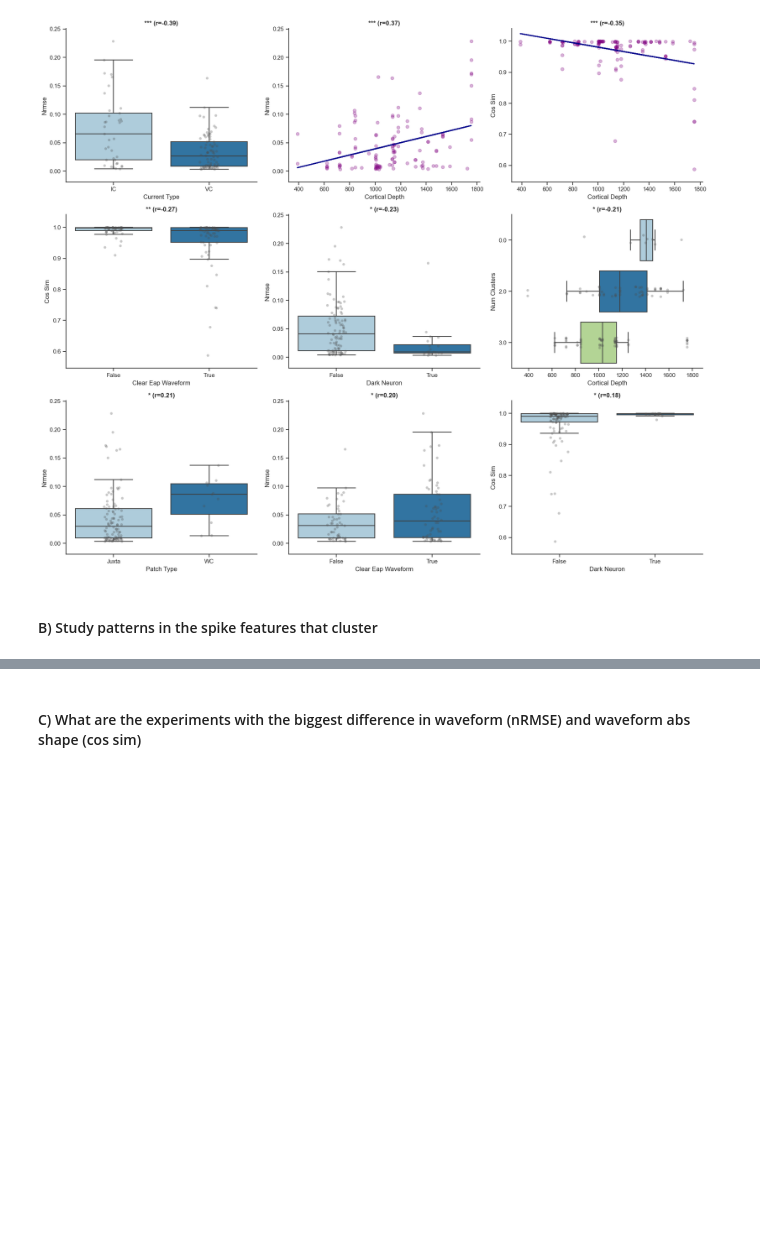
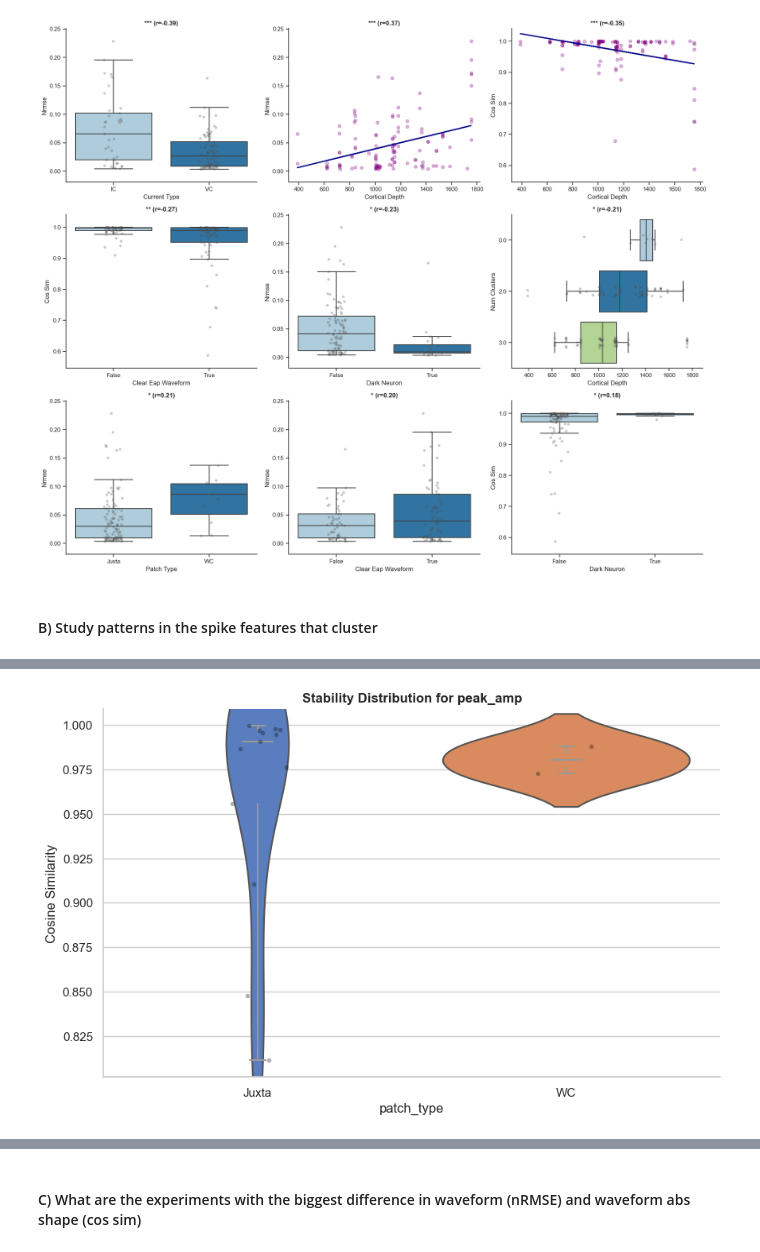
Before and after one commit to voytekresearch/spikewise, a Jupyter notebook: datasets/spe-1/spe1_patch_LFP_analysis/cluster_analyses/all_cluster_comparison.ipynb, the cells around one changed output, grey strips where cells are left out. Cells and saved outputs as stored; diff of their text form; code cells hidden in the pictures; blank space fills up the shorter version.

```diff
--- a/datasets/spe-1/spe1_patch_LFP_analysis/cluster_analyses/all_cluster_comparison.ipynb
+++ b/datasets/spe-1/spe1_patch_LFP_analysis/cluster_analyses/all_cluster_comparison.ipynb
@@ -117,0 +150,25 @@ print(prevalence_report)
+# %%
+def plot_raincloud_results(df, feature_to_plot):
+    # Filter for a specific feature you found interesting
+    subset = df[df['spike_feature'] == feature_to_plot]
+
+    plt.figure(figsize=(10, 6))
+    sns.set_theme(style="whitegrid")
+
+    # 1. Density (Violin)
+    sns.violinplot(data=subset, x='patch_type', y='cos_sim', palette="muted", inner=None, alpha=0.3)
+    # 2. Raw Data (Strip)
+    sns.stripplot(data=subset, x='patch_type', y='cos_sim', color="black", alpha=0.3, size=4)
+    # 3. Summary (Boxplot)
+    sns.boxplot(data=subset, x='patch_type', y='cos_sim', whis=np.inf, color="white", width=0.1,
+                boxprops=dict(alpha=0.8), showfliers=False)
+
+    plt.title(f'Stability Distribution for {feature_to_plot}', fontweight='bold')
+    plt.ylabel('Cosine Similarity')
+    sns.despine()
+    plt.show()
+
+# Run it for your most prominent feature
+plot_raincloud_results(df_master, 'peak_amp')
+# %% [output]
+[figure, added]
```
Also changed, not shown: parts of 3 cells of this notebook, 1 other file.
